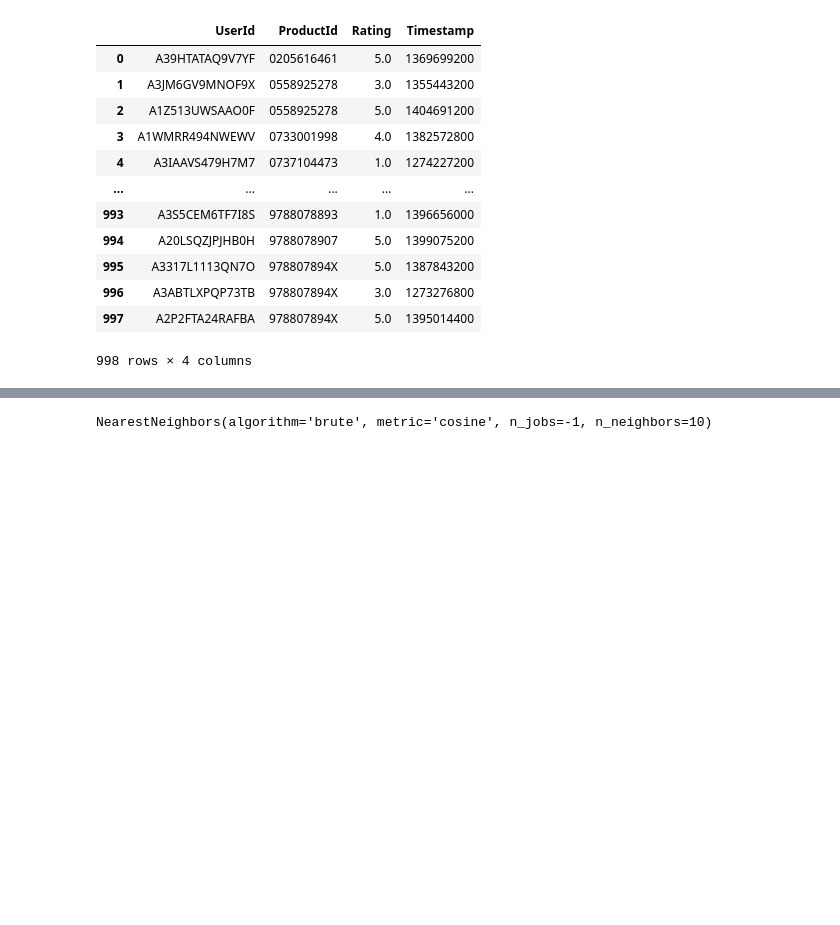
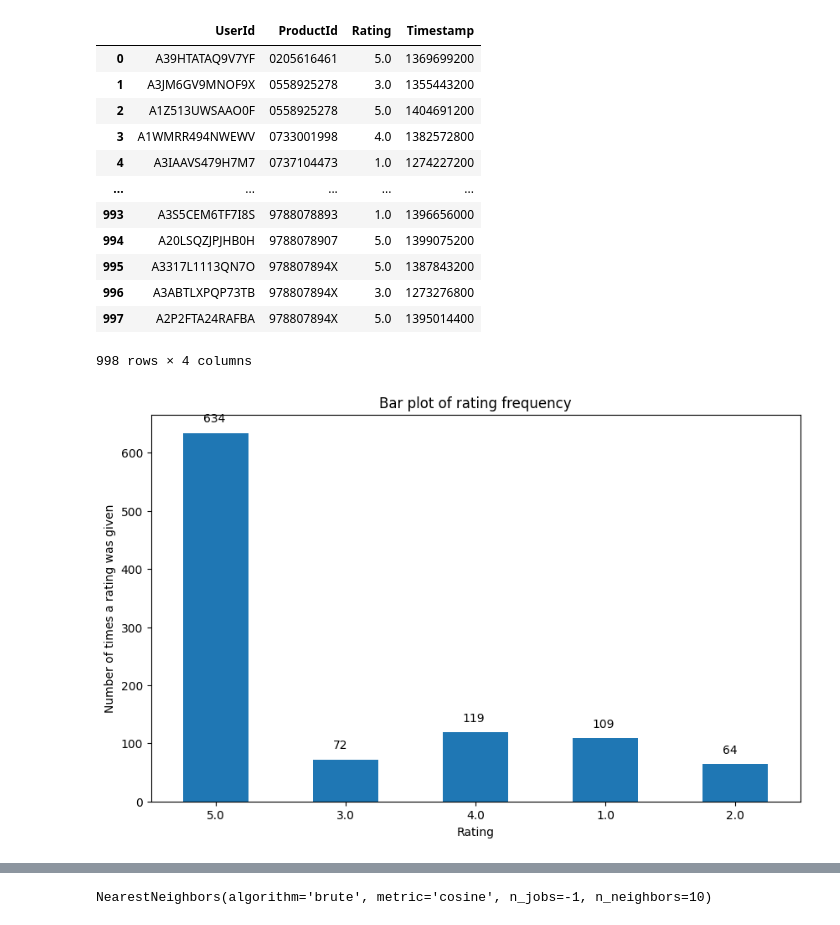
Before and after one commit to marshanabilah/recommendation-system, a Jupyter notebook: rec_system_ratings.ipynb, the cells around one changed output, grey strips where cells are left out. Cells and saved outputs as stored; diff of their text form; code cells hidden in the pictures; blank space fills up the shorter version.

```diff
--- a/rec_system_ratings.ipynb
+++ b/rec_system_ratings.ipynb
@@ -29,3 +32,14 @@ df_ratings
 | 996 | A3ABTLXPQP73TB | 978807894X | 3.0 | 1273276800 |
 | 997 | A2P2FTA24RAFBA | 978807894X | 5.0 | 1395014400 |
 998 rows × 4 columns
+# %%
+df_ratings['Rating'].value_counts(sort=False).plot(kind='bar' ,figsize=(10,6), use_index = True, rot=0)
+plt.title('Bar plot of rating frequency')
+plt.xlabel('Rating')
+plt.ylabel('Number of times a rating was given')
+label = list(df_ratings['Rating'].value_counts(sort=False))
+r4 = [1,2,3,4,5]
+for i in range(len(label)):
+  plt.text(x = r4[i]-1.1 , y = label[i]+19, s = label[i], size =10)
+# %% [output]
+[figure, added]
```
Also changed, not shown: parts of 6 cells of this notebook.
